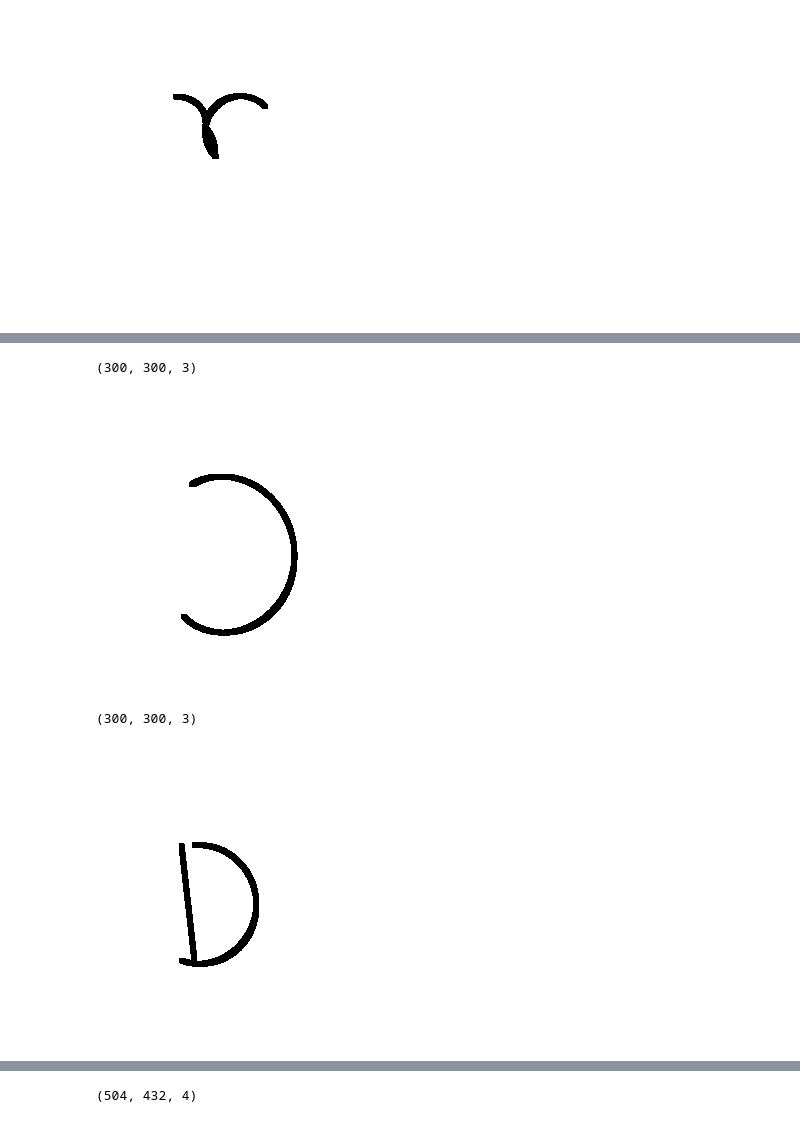
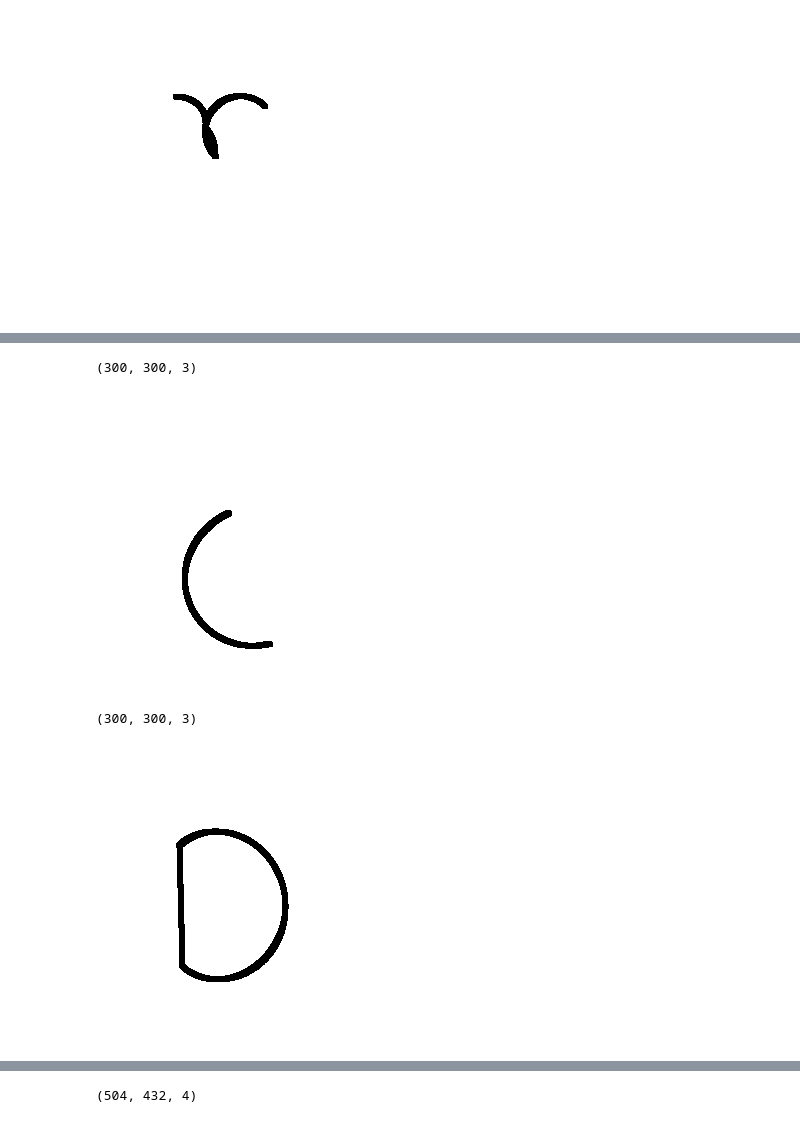
Before and after one commit to Razagaza/fomular_recognition, a Jupyter notebook: Character_generation.ipynb, the cells around one changed output, grey strips where cells are left out. Drawn from its saved outputs; the diff is of its cells as text; code cells hidden in the pictures.

```diff
--- a/Character_generation.ipynb
+++ b/Character_generation.ipynb
@@ -174,26 +114,24 @@ array([42, 87])
 # %%
-C= photoshop(np.ones((300, 300, 3), dtype= np.uint8)*255)
+C= Drawing()
 
-start= np.array((np.random.randint(90, 110), np.random.randint(80, 100))).flatten()
-end= np.array((np.random.randint(210, 230), np.random.randint(80, 100))).flatten()
-middle= np.array((np.random.randint(150, 170), np.random.randint(160, 200))).flatten()
-C.arc(start, middle, end,  marksize=5)
+start= np.array((np.random.randint(90, 110), np.random.randint(120, 200))).flatten()
+middle= np.array((np.random.randint(150, 170), np.random.randint(80, 100))).flatten()
+end= np.array((np.random.randint(210, 230), np.random.randint(120, 200))).flatten()
+C.arc(start, middle, end, ratio=0.3, marksize=5)
 
-im.fromarray(C.imag)
+C.show()
 # %% [output]
 (300, 300, 3)
-[figure, old version]
+[figure, new version]
 # %%
-D= photoshop(np.ones((300, 300, 3), dtype= np.uint8)*255)
-
-
+D= Drawing()
 
 start= np.array((np.random.randint(90, 110), np.random.randint(80, 100))).flatten()
 end= np.array((np.random.randint(210, 230), np.random.randint(80, 100))).flatten()
 middle= np.array((np.random.randint(150, 170), np.random.randint(160, 200))).flatten()
 D.arc(start, middle, end,  marksize=5)
 D.line(start, end)
-im.fromarray(D.imag)
+D.show()
 # %% [output]
 (300, 300, 3)
-[figure, old version]
+[figure, new version]
```
Also changed, not shown: parts of 8 cells of this notebook.
